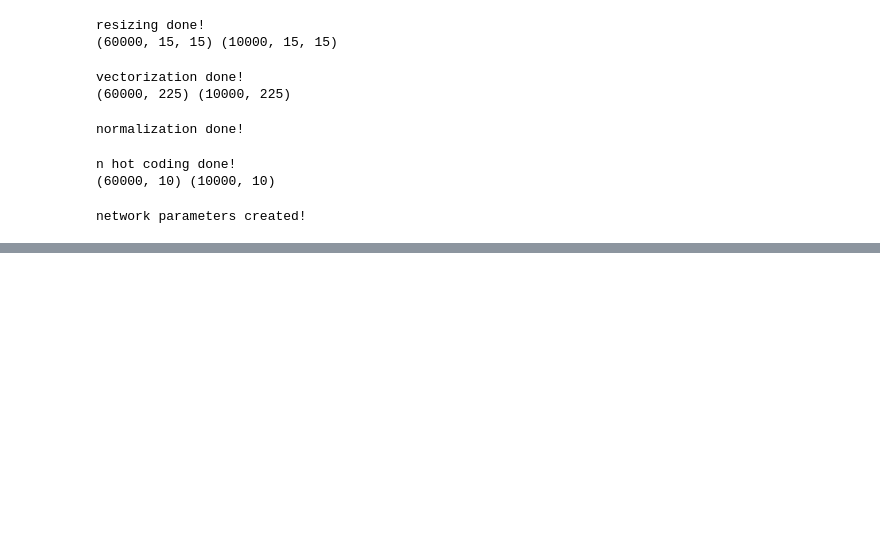
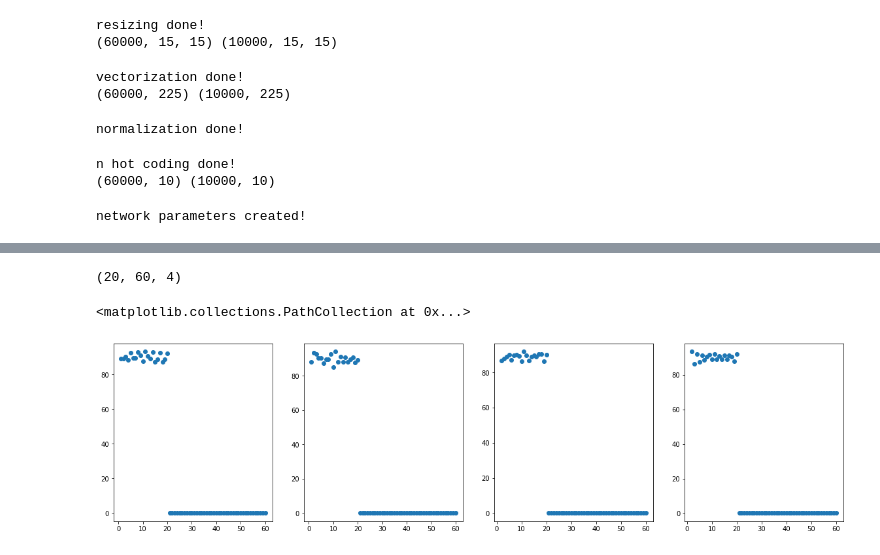
Before and after one commit to ARMINPAN/Advance-Neuroscience-FInal-Project, a Jupyter notebook: Main.ipynb, the cells around one changed output, grey strips where cells are left out. Saved outputs shown, nothing was run; the diff lists cells and outputs as text; code cells hidden in the pictures; blank space fills up the shorter version.

```diff
--- a/Main.ipynb
+++ b/Main.ipynb
@@ -600,0 +815,12 @@ ax.grid(True)
+# %%
+print(angles_alignment_terms.shape)
+fig, ax = plt.subplots(1,4,figsize=(20,5))
+
+ax[0].scatter(np.arange(1,61),angles_alignment_terms[19,:,0])
+ax[1].scatter(np.arange(1,61),angles_alignment_terms[15,:,1])
+ax[2].scatter(np.arange(1,61),angles_alignment_terms[0,:,2])
+ax[3].scatter(np.arange(1,61),angles_alignment_terms[0,:,3])
+# %% [output]
+(20, 60, 4)
+<matplotlib.collections.PathCollection at 0x...>
+[figure, added]
```
Also changed, not shown: parts of 16 cells of this notebook.
